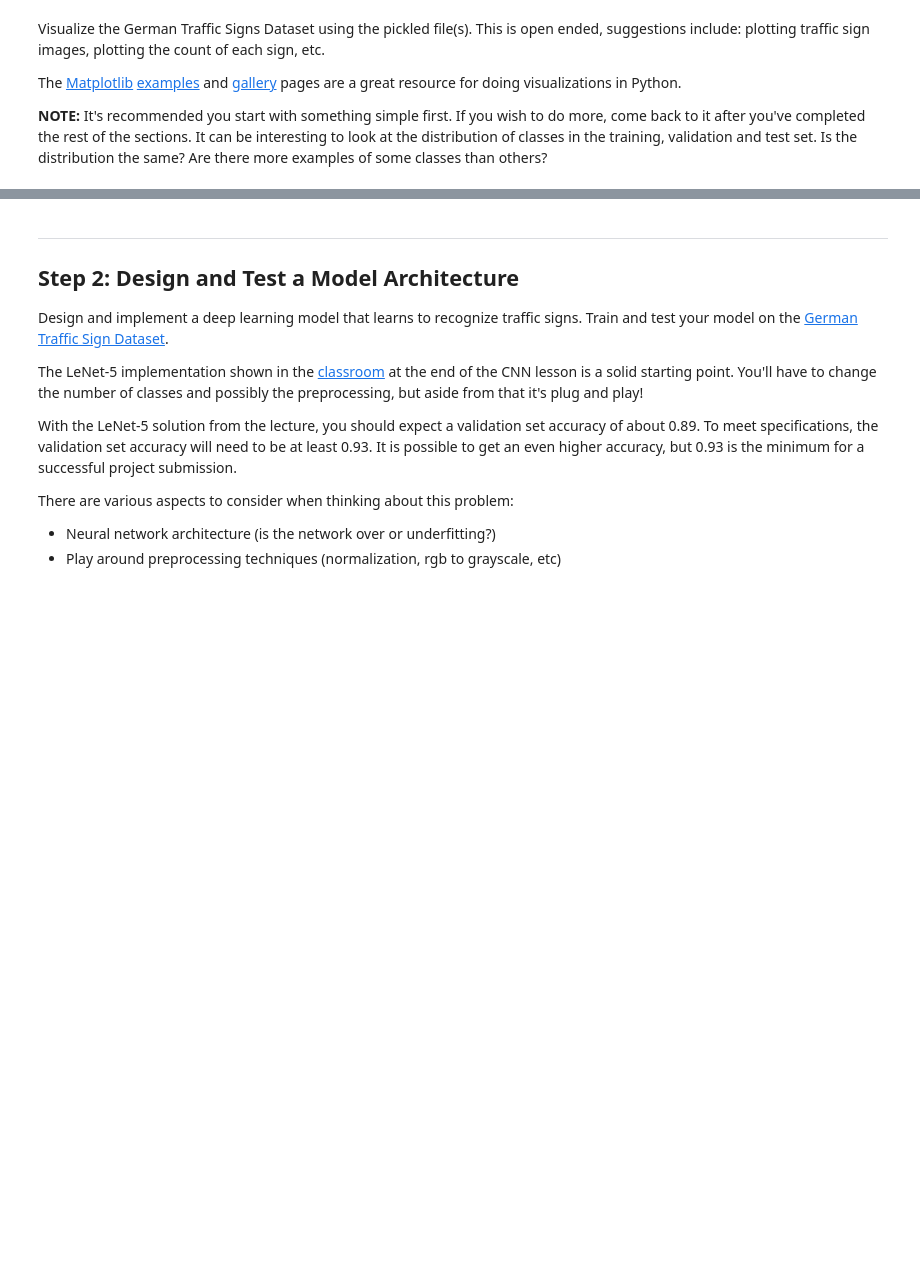
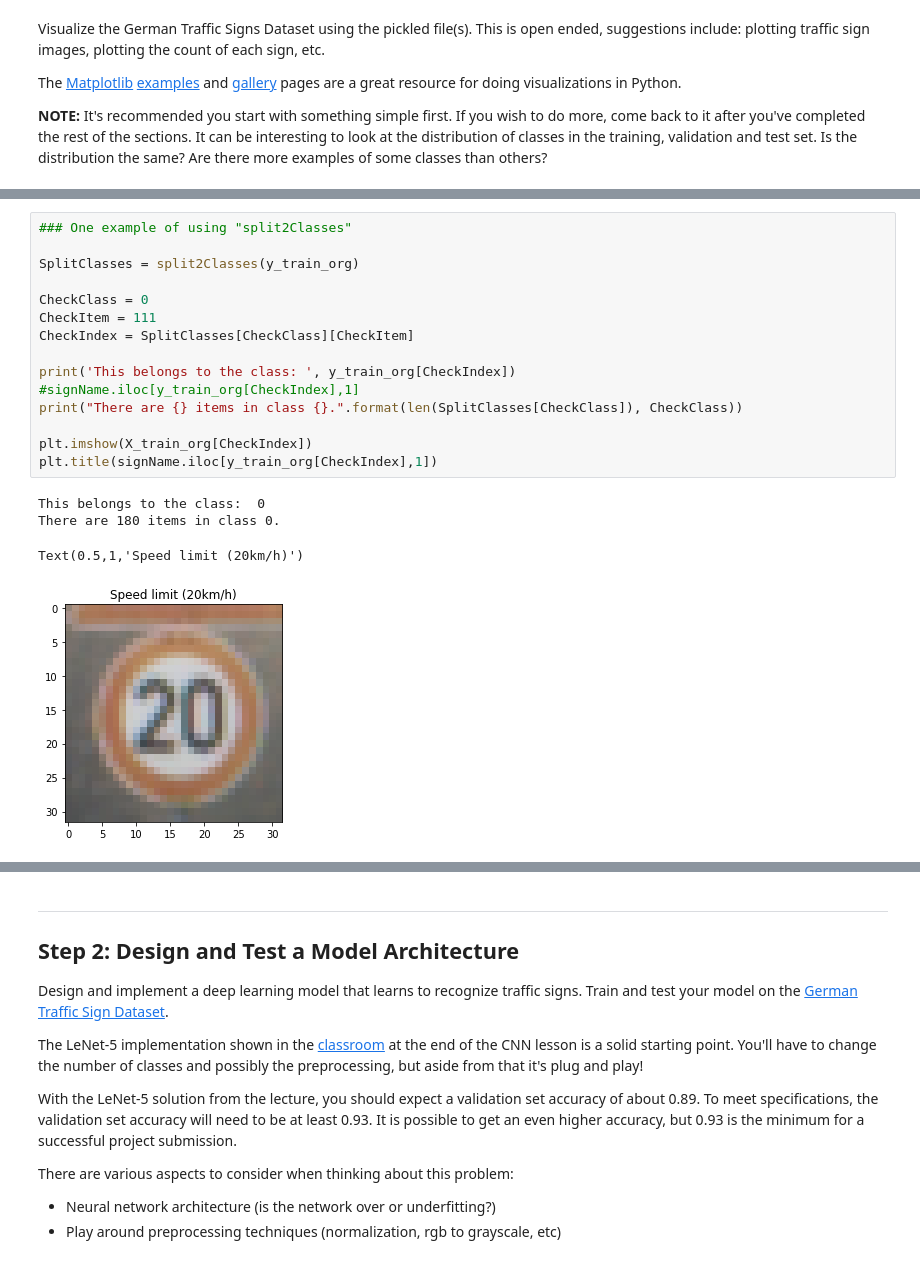
Before and after one commit to psatyanIITBBS/P2_Test1, a Jupyter notebook: Traffic_Sign_Classifier.ipynb, the cells around one changed output, grey strips where cells are left out. Drawn from its saved outputs; the diff is of its cells as text; blank space fills up the shorter version.

```diff
--- a/Traffic_Sign_Classifier.ipynb
+++ b/Traffic_Sign_Classifier.ipynb
@@ -132 +148,21 @@ This belongs to the class:  2
+# %%
+### One example of using "split2Classes"
+
+SplitClasses = split2Classes(y_train_org)
+
+CheckClass = 0
+CheckItem = 111
+CheckIndex = SplitClasses[CheckClass][CheckItem]
+
+print('This belongs to the class: ', y_train_org[CheckIndex])
+#signName.iloc[y_train_org[CheckIndex],1]
+print("There are {} items in class {}.".format(len(SplitClasses[CheckClass]), CheckClass))
+
+plt.imshow(X_train_org[CheckIndex])
+plt.title(signName.iloc[y_train_org[CheckIndex],1])
+# %% [output]
+This belongs to the class:  0
+There are 180 items in class 0.
+Text(0.5,1,'Speed limit (20km/h)')
+[figure, added]
 # %%
```
Also changed, not shown: parts of 17 cells of this notebook.
